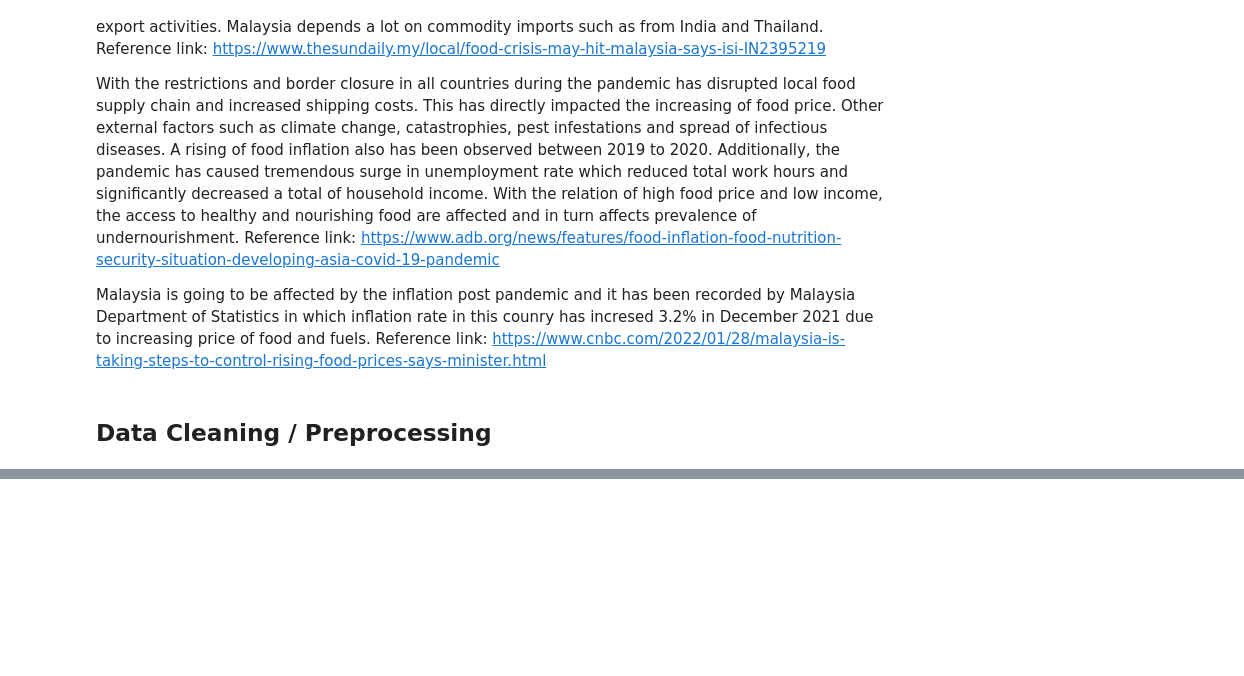
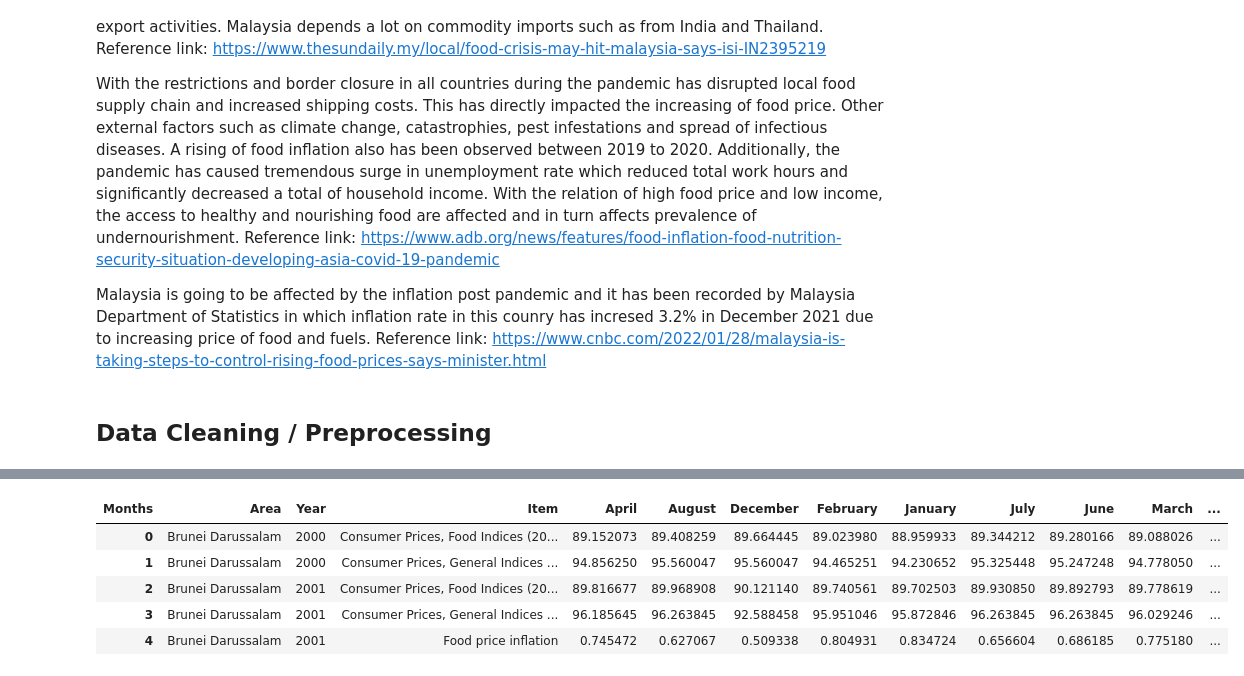
Before and after one commit to Ruixue-Zhang/Data-Analytics-group-assignment, a Jupyter notebook: slides presentation notebook/Group Assignment Data Analytics WQD7003.ipynb, the cells around one changed output, grey strips where cells are left out. Cells and saved outputs as stored; diff of their text form; code cells hidden in the pictures; blank space fills up the shorter version.

```diff
--- a/slides presentation notebook/Group Assignment Data Analytics WQD7003.ipynb
+++ b/slides presentation notebook/Group Assignment Data Analytics WQD7003.ipynb
@@ -51,0 +147,3 @@ Reference link: https://www.cnbc.com/2022/01/28/malaysia-is-taking-steps-to-cont
+# %%
+df2=pd.read_csv('ASEAN_Consumer Price Indices-raw.csv')
+df2.head()
@@ -51,0 +159,5 @@ Reference link: https://www.cnbc.com/2022/01/28/malaysia-is-taking-steps-to-cont
+# %%
+df2=df2.drop(['Domain Code', 'Domain','Area Code (M49)', 'Year Code',
+            'Item Code','Months Code', 'Flag',
+              'Flag Description','Note','Unit'], axis=1)
+df2.head()
@@ -51,0 +171,13 @@ Reference link: https://www.cnbc.com/2022/01/28/malaysia-is-taking-steps-to-cont
+# %%
+# split 'Months' column into separate columns
+from pandas import pivot
+df2=df2.pivot_table(index=['Area','Year','Item'],columns='Months',values='Value')
+df2=df2.reset_index()
+df2.head()
+# %% [output]
+| Months | Area | Year | Item | April | August | December | February | January | July | June | March | ... |
+| 0 | Brunei Darussalam | 2000 | Consumer Prices, Food Indices (20... | 89.152073 | 89.408259 | 89.664445 | 89.023980 | 88.959933 | 89.344212 | 89.280166 | 89.088026 | ... |
+| 1 | Brunei Darussalam | 2000 | Consumer Prices, General Indices ... | 94.856250 | 95.560047 | 95.560047 | 94.465251 | 94.230652 | 95.325448 | 95.247248 | 94.778050 | ... |
+| 2 | Brunei Darussalam | 2001 | Consumer Prices, Food Indices (20... | 89.816677 | 89.968908 | 90.121140 | 89.740561 | 89.702503 | 89.930850 | 89.892793 | 89.778619 | ... |
+| 3 | Brunei Darussalam | 2001 | Consumer Prices, General Indices ... | 96.185645 | 96.263845 | 92.588458 | 95.951046 | 95.872846 | 96.263845 | 96.263845 | 96.029246 | ... |
+| 4 | Brunei Darussalam | 2001 | Food price inflation | 0.745472 | 0.627067 | 0.509338 | 0.804931 | 0.834724 | 0.656604 | 0.686185 | 0.775180 | ... |
```
Also changed, not shown: parts of 96 cells of this notebook.
